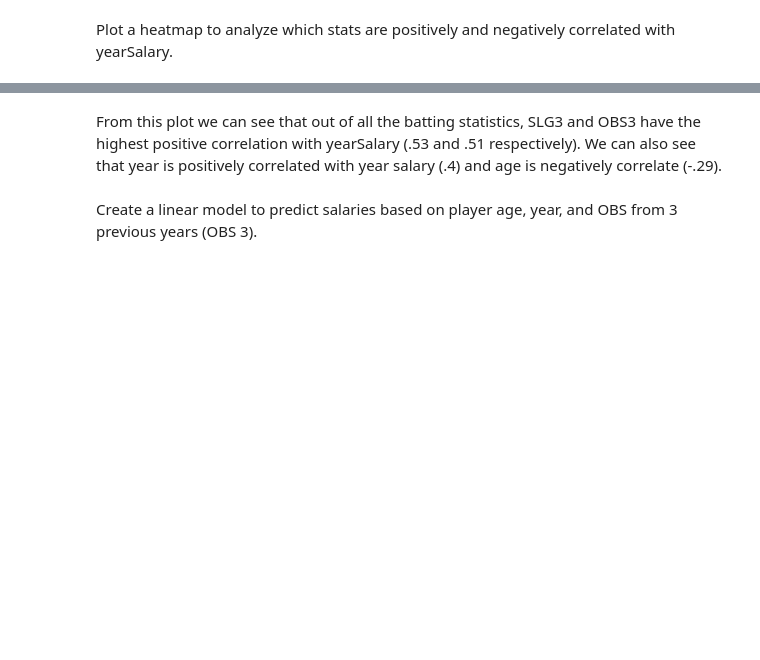
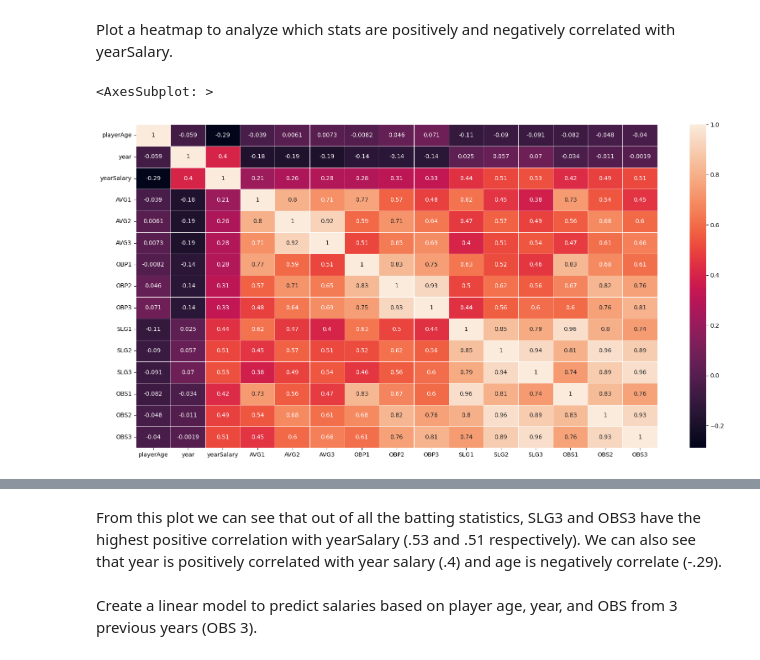
Before and after one commit to leo3friedman/baseball-salary-prediction, a Jupyter notebook: FinalProjectGroup_042-Fa22.ipynb, the cells around one changed output, grey strips where cells are left out. Cells and saved outputs as stored; diff of their text form; code cells hidden in the pictures; blank space fills up the shorter version.

```diff
--- a/FinalProjectGroup_042-Fa22.ipynb
+++ b/FinalProjectGroup_042-Fa22.ipynb
@@ -674,2 +676,8 @@ contracts.head()
 # %% [markdown]
 Plot a heatmap to analyze which stats are positively and negatively correlated with yearSalary.
+# %%
+plt.figure(figsize=(20,10))
+sns.heatmap(contracts.corr(),annot=True,linewidth=0.5)
+# %% [output]
+<AxesSubplot: >
+[figure, added]
```
Also changed, not shown: parts of 12 cells of this notebook.
